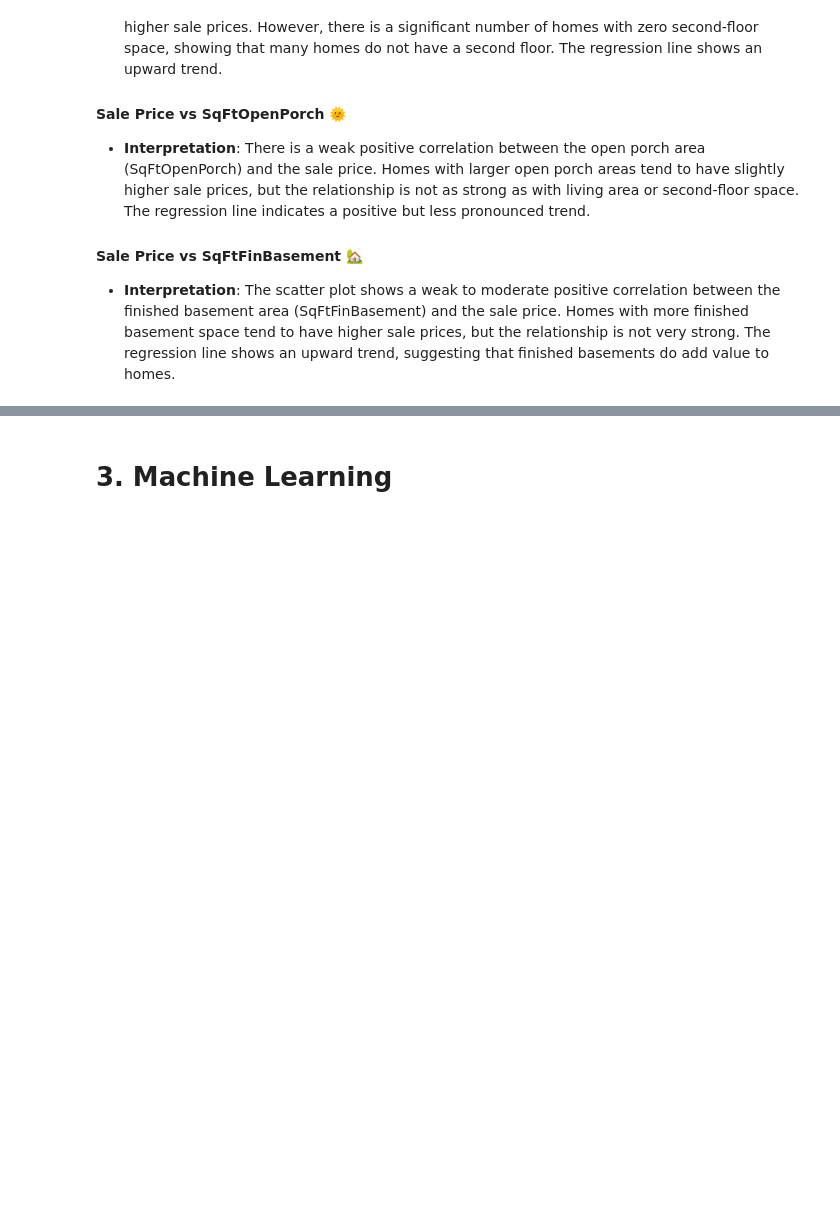
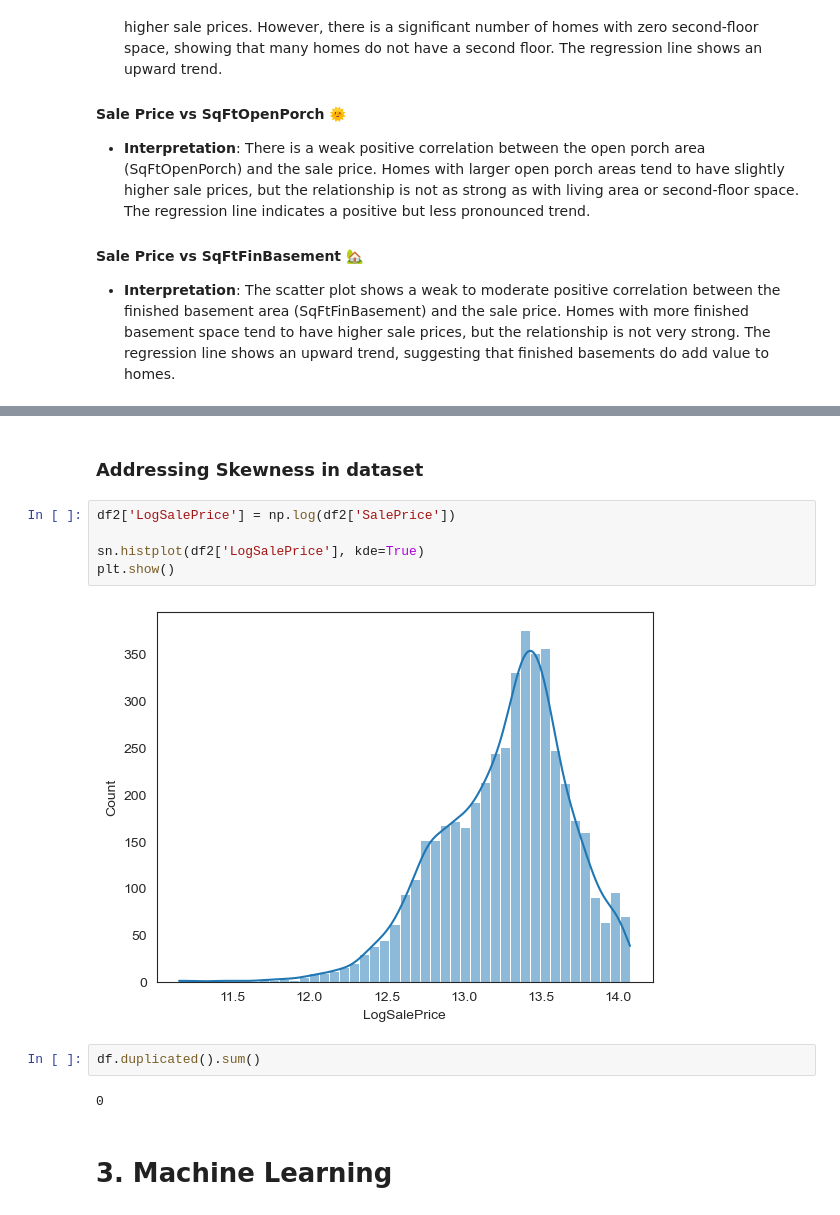
Before and after one commit to shintaronakamura28/Housing_sale_price_prediction, a Jupyter notebook: analysis_using_top_features.ipynb, the cells around one changed output, grey strips where cells are left out. Cells and saved outputs as stored; diff of their text form; blank space fills up the shorter version.

```diff
--- a/analysis_using_top_features.ipynb
+++ b/analysis_using_top_features.ipynb
@@ -323,3 +424,16 @@ for feature in numerical_features:
+# %% [markdown]
+### Addressing Skewness in dataset
+# %%
+df2['LogSalePrice'] = np.log(df2['SalePrice'])
+
+sn.histplot(df2['LogSalePrice'], kde=True)
+plt.show()
+# %% [output]
+[figure, added]
+# %%
+df.duplicated().sum()
+# %% [output]
+0
 # %% [markdown]
 # 3. Machine Learning
 # %%
```
Also changed, not shown: parts of 49 cells of this notebook.
